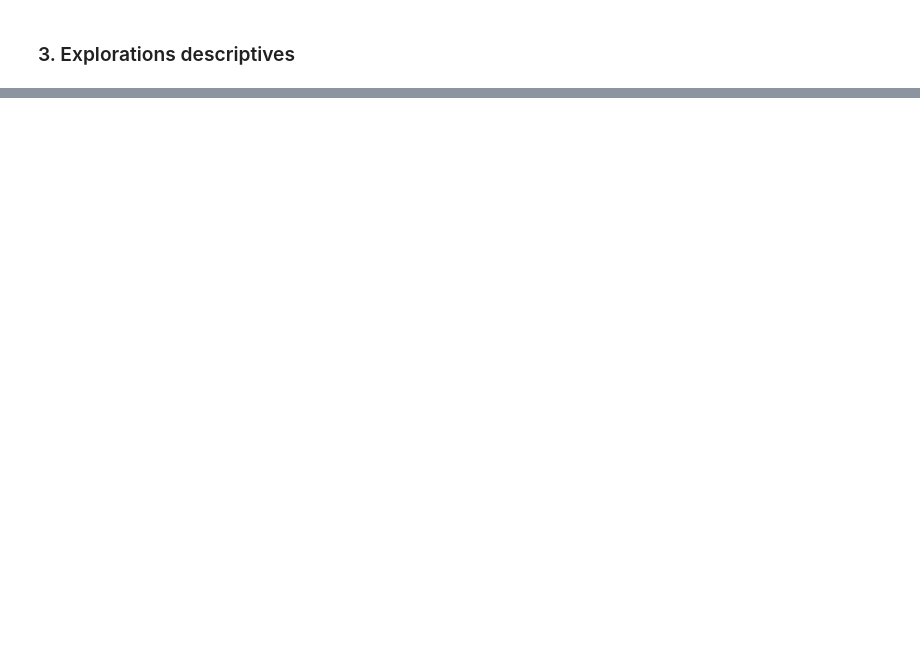
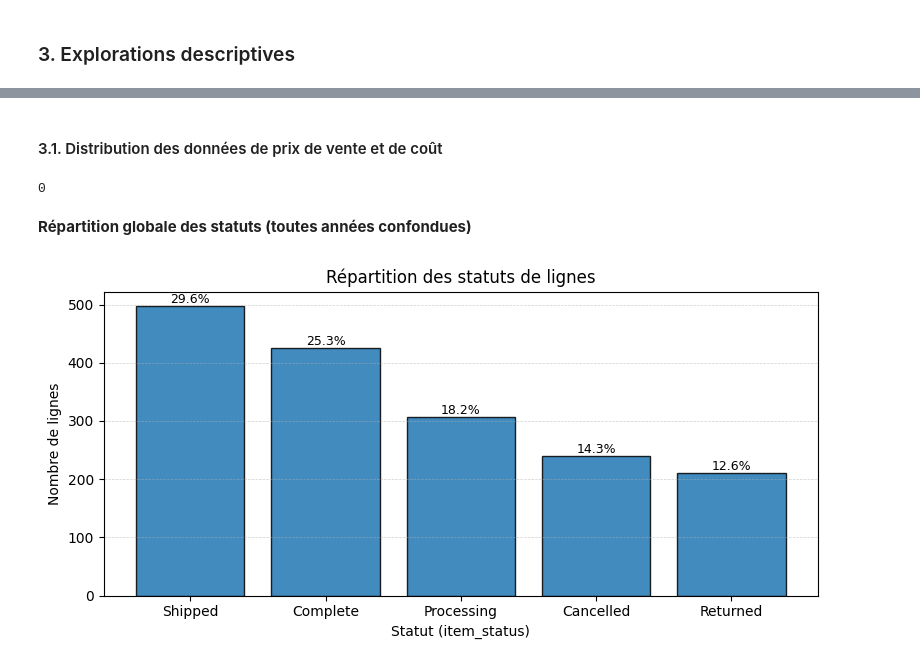
Before and after one commit to Ju3465/Analyse-e-commerce-2023-vs-2024-thelook_ecommerce, a Jupyter notebook: notebooks/tests_checks_coherence.ipynb, the cells around one changed output, grey strips where cells are left out. Saved outputs shown, nothing was run; the diff lists cells and outputs as text; code cells hidden in the pictures; blank space fills up the shorter version.

```diff
--- a/notebooks/tests_checks_coherence.ipynb
+++ b/notebooks/tests_checks_coherence.ipynb
@@ -66,7 +54,13 @@ df.select_dtypes(include='object').head()
 Les date sont au format objet, ce qui n'est pas très pratique pour trier notre DataFrame.
 Nous allons commencer par parser les dates.
 # %%
-col_dates = ["item_created_at", "order_created_at", "shipped_at", "delivered_at"]
+# Colonnes de date
+col_dates = [
+    "item_created_at",
+    "order_created_at",
+    "shipped_at",
+    "delivered_at"
+]
 
 # Formatage de la date
 for c in col_dates:
@@ -439,6 +149,0 @@ On voit que 2 commandes ont été créées fin 2022 (order_created_at ) et que 2
-# %%
-# Suppression des observations dont la commande a été passée avant 2023
-df.drop(
-    df[df["order_created_at"] < "2023-01-01"].index,
-    inplace=True
-)
@@ -476,0 +150,4 @@ Nous avons désormais mis en forme et nettoyé nos données. Nous avons égaleme
+# %%
+# Création des colonnes year et month
+df["year"] = df["item_created_at"].dt.year
+df["month"] = df["item_created_at"].dt.month
@@ -1253,0 +183,38 @@ Index(['code', 'nom', 'geometry'], dtype='object')
+# %% [markdown]
+#### 3.1. Distribution des données de prix de vente et de coût
+# %%
+# Contrôle Métier sur les colonnes prix de vente et coût
+df[
+    (df["sale_price"] <= 0) |
+    (df["cost"] < 0) |
+    (df["sale_price"] < df["cost"])
+].shape[0]
+# %% [output]
+0
+# %% [markdown]
+**Répartition globale des statuts (toutes années confondues)**
+# %%
+# Comptage des lignes par statut
+counts = df["item_status"].value_counts()
+
+# Calcul des parts relatives
+pct = (counts / counts.sum() * 100).round(1)
+
+# Construction du graphique
+fig, ax = plt.subplots(figsize=(8, 4))
+ax.bar(counts.index.astype(str), counts.values, edgecolor="black", alpha=0.85)
+
+# Ajout des annotations (%)
+for i, (c, p) in enumerate(zip(counts.values, pct.values)):
+    ax.text(i, c, f"{p:.1f}%", ha="center", va="bottom", fontsize=9)
+
+# Mise en forme et affichage
+ax.set_title("Répartition des statuts de lignes")
+ax.set_xlabel("Statut (item_status)")
+ax.set_ylabel("Nombre de lignes")
+ax.grid(True, axis="y", linestyle="--", linewidth=0.5, alpha=0.6)
+
+plt.tight_layout()
+plt.show()
+# %% [output]
+[figure, added]
```
Also changed, not shown: parts of 87 cells of this notebook, 1 other file.
